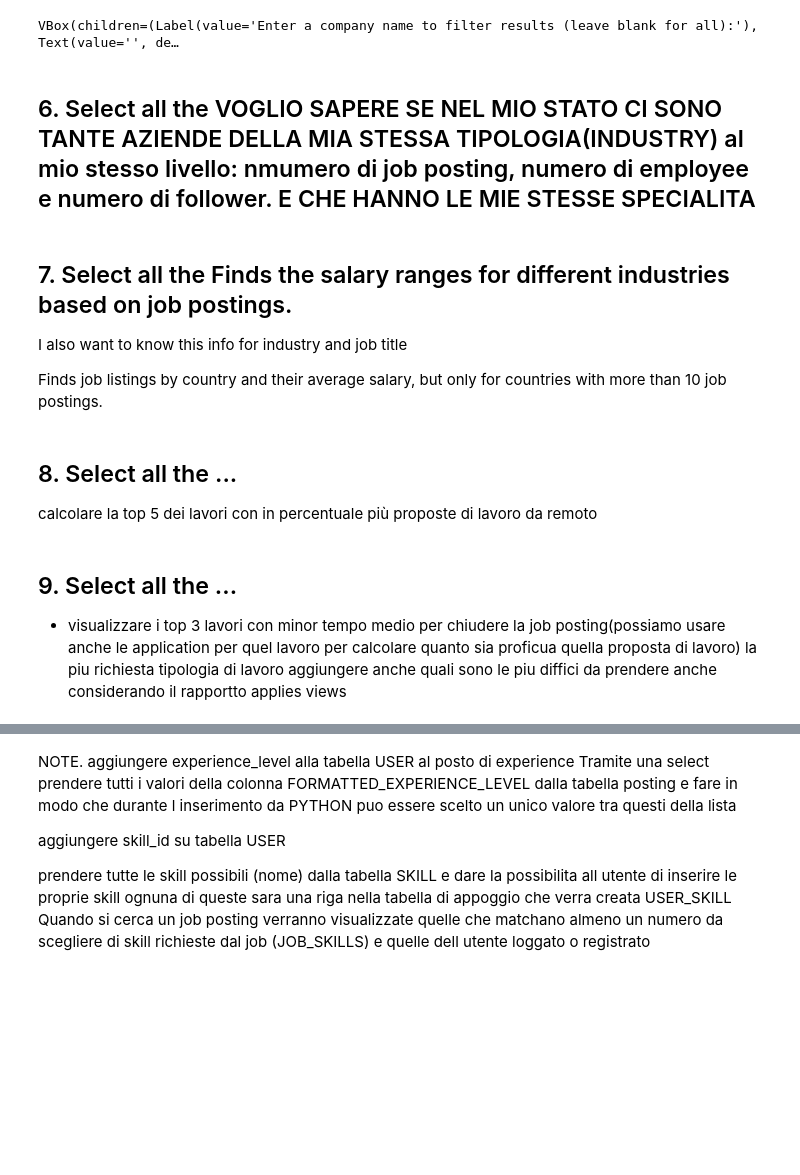
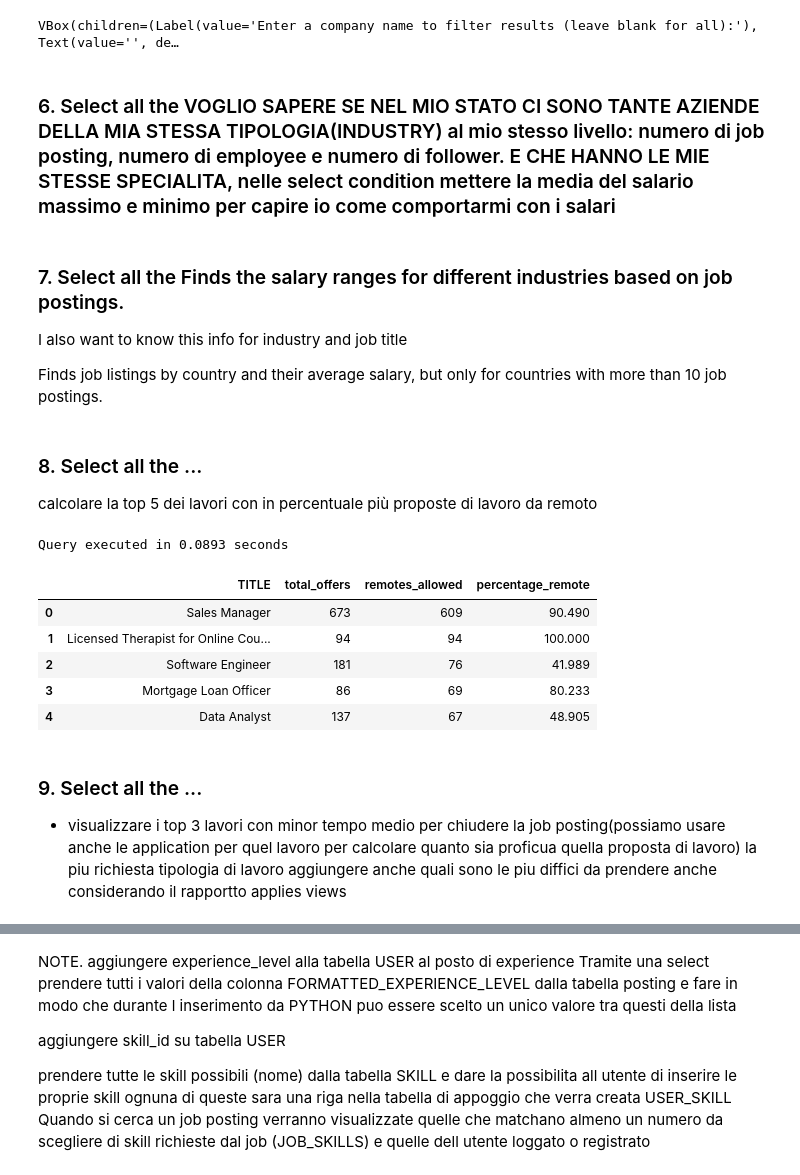
Before and after one commit to delgiudice1967219/LinkedinJobPosting, a Jupyter notebook: main.ipynb, the cells around one changed output, grey strips where cells are left out. Cells and saved outputs as stored; diff of their text form; code cells hidden in the pictures; blank space fills up the shorter version.

```diff
--- a/main.ipynb
+++ b/main.ipynb
@@ -628,9 +670,9 @@ display(widgets.VBox([
 # %% [output]
 VBox(children=(Label(value='Enter a company name to filter results (leave blank for all):'), Text(value='', de…
 # %% [markdown]
-## 6. Select all the VOGLIO SAPERE SE NEL MIO STATO CI SONO TANTE AZIENDE DELLA MIA STESSA TIPOLOGIA(INDUSTRY) al mio stesso livello: nmumero di job posting, numero di employee e numero di follower. E CHE HANNO LE MIE STESSE SPECIALITA
+### 6. Select all the VOGLIO SAPERE SE NEL MIO STATO CI SONO TANTE AZIENDE DELLA MIA STESSA TIPOLOGIA(INDUSTRY) al mio stesso livello: numero di job posting, numero di employee e numero di follower. E CHE HANNO LE MIE STESSE SPECIALITA, nelle select condition mettere la media del salario massimo e minimo per capire io come comportarmi con i salari
 # %% [markdown]
-## 7. Select all the Finds the salary ranges for different industries based on job postings.
+### 7. Select all the Finds the salary ranges for different industries based on job postings.
 
  I also want to know this info for industry and job title
 
@@ -659,9 +701,64 @@ JOIN public."POSTING" j ON ji."JOB_ID" = j."JOB_ID"
 GROUP BY i."NAME"
 ORDER BY job_count DESC;
 # %% [markdown]
-## 8. Select all the ...
+### 8. Select all the ...
  calcolare la top 5 dei lavori con in percentuale più proposte di lavoro da remoto
+# %%
+query = """
+    SELECT
+    p."TITLE",
+    COUNT(*) AS total_offers,
+    SUM(CASE WHEN p."REMOTE_ALLOWED" = '1.0' THEN 1 ELSE 0 END) AS remotes_allowed,
+    ROUND(SUM(CASE WHEN p."REMOTE_ALLOWED" = '1.0' THEN 1 ELSE 0 END) * 100.0 / COUNT(*),3) AS percentage_remote
+    FROM public."POSTING" p
+    GROUP BY "TITLE"
+    HAVING COUNT(*) > 0
+    ORDER BY remotes_allowed DESC
+    LIMIT 5;
+"""
+
+def eighth_query():
+    conn = None
+    try:
+        # Connecting to the database
+        conn = get_db_connection()
+        cur = conn.cursor()
+
+        # Query execution and get infos about execution time
+        start_time = time.time()
+        df = pd.read_sql(query, conn)
+        end_time = time.time()
+
+        print(f"Query executed in {end_time - start_time:.4f} seconds")
+
+
+        # Closing connection
+        cur.close()
+        conn.close()
+
+    except psycopg2.Error as e:
+        if conn:
+            conn.rollback()
+        print(f"Error in the database: {e}")
+    except Exception as e:
+        print(f"Unexpected error: {e}")
+    finally:
+        if conn:
+            conn.close()
+    return df
+
+# Execute the function
+df = eighth_query()
+df.head()
+# %% [output]
+Query executed in 0.0893 seconds
+|  | TITLE | total_offers | remotes_allowed | percentage_remote |
+| 0 | Sales Manager | 673 | 609 | 90.490 |
+| 1 | Licensed Therapist for Online Cou... | 94 | 94 | 100.000 |
+| 2 | Software Engineer | 181 | 76 | 41.989 |
+| 3 | Mortgage Loan Officer | 86 | 69 | 80.233 |
+| 4 | Data Analyst | 137 | 67 | 48.905 |
 # %% [markdown]
-## 9. Select all the ...
+### 9. Select all the ...
 - visualizzare i top 3 lavori con minor tempo medio per chiudere la job posting(possiamo usare anche le application per quel lavoro per calcolare quanto sia proficua quella proposta di lavoro) la piu richiesta tipologia di lavoro
 aggiungere anche quali sono le piu diffici da prendere anche considerando il rapportto applies views
```
Also changed, not shown: parts of 27 cells of this notebook.
